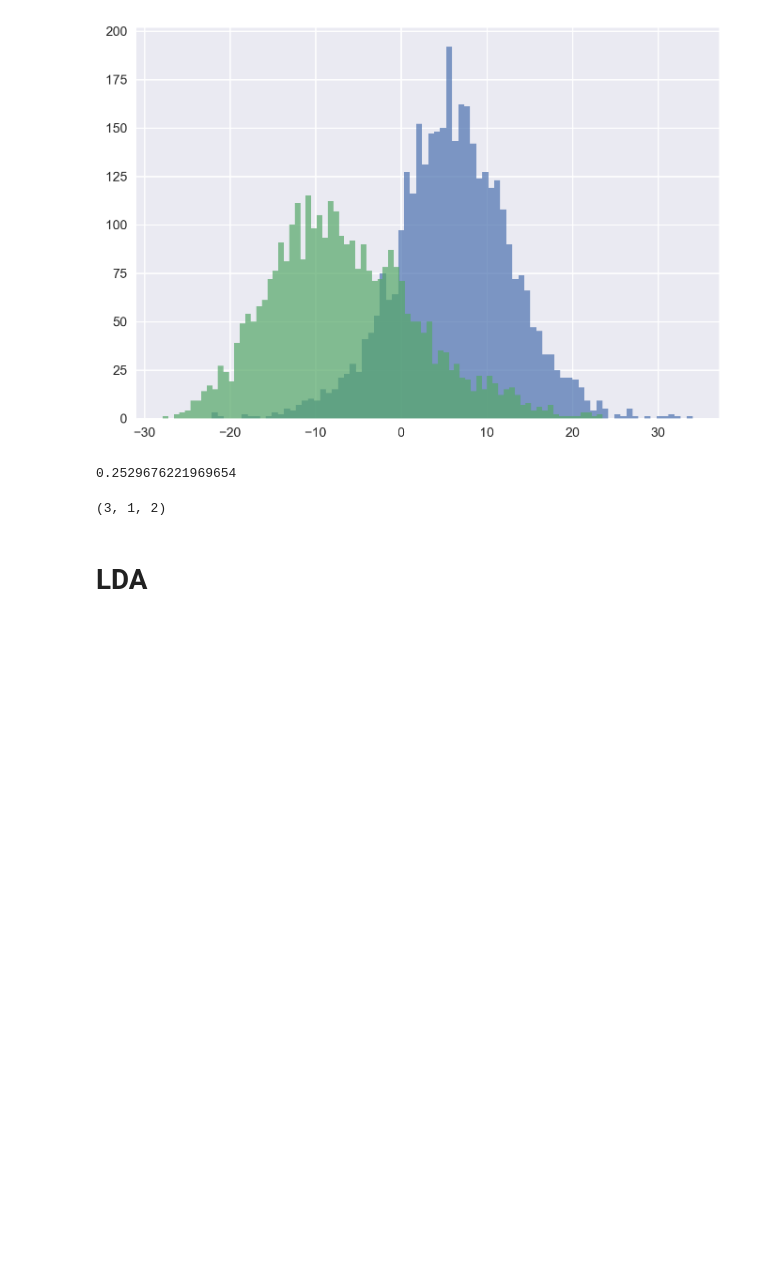
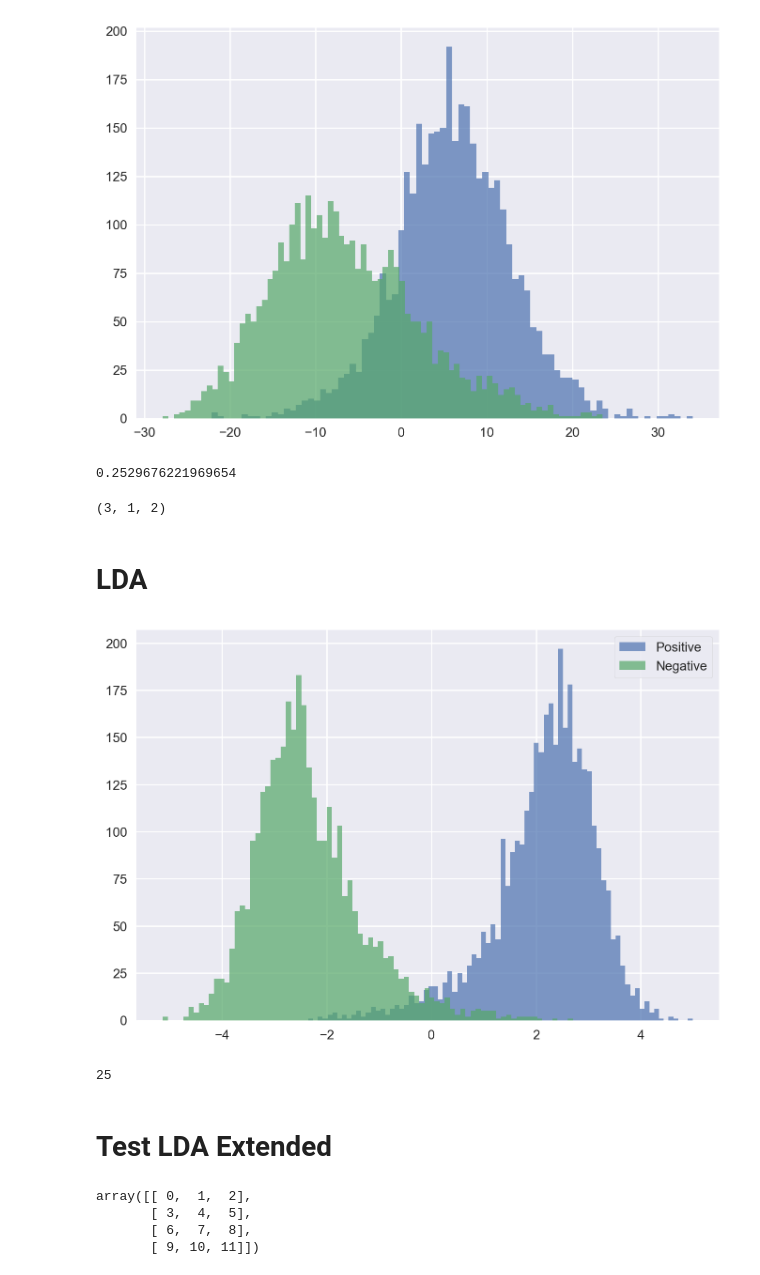
Before and after one commit to BYU-PCCL/partisanbrain, a Jupyter notebook: partisanbrain/emotions/nb_pca.ipynb, the cells around one changed output. Saved outputs shown, nothing was run; the diff lists cells and outputs as text; code cells hidden in the pictures; blank space fills up the shorter version.

```diff
--- a/partisanbrain/emotions/nb_pca.ipynb
+++ b/partisanbrain/emotions/nb_pca.ipynb
@@ -100,5 +101,14 @@ shape
 # %%
 from sklearn.discriminant_analysis import LinearDiscriminantAnalysis
 # %%
-lda = LinearDiscriminantAnalysis(n_components=1600)
-Xlda = lda.fit_transform(Xorig)
+lda = LinearDiscriminantAnalysis()
+Xorig = X[:,25]
+Xlda = lda.fit_transform(Xorig, y)
+# Xlda = Xorig @ lda.scalings_
+# %%
+plt.hist(Xlda[y==1], alpha=0.7, bins=80, label="Positive")
+plt.hist(Xlda[y==0], alpha=0.7, bins=80, label="Negative")
+plt.legend(frameon=True)
+plt.show()
+# %% [output]
+[figure, added]
@@ -104,0 +127,4 @@ Xlda = lda.fit_transform(Xorig)
+# %%
+np.argmax(accs)
+# %% [output]
+25
@@ -104,0 +157,11 @@ Xlda = lda.fit_transform(Xorig)
+# %% [markdown]
+# Test LDA Extended
+# %%
+A = np.arange(12).reshape(4,3)
+y = np.array([1,1,0,0])
+A
+# %% [output]
+array([[ 0,  1,  2],
+       [ 3,  4,  5],
+       [ 6,  7,  8],
+       [ 9, 10, 11]])
```
Also changed, not shown: parts of 22 cells of this notebook, 5 other files.
